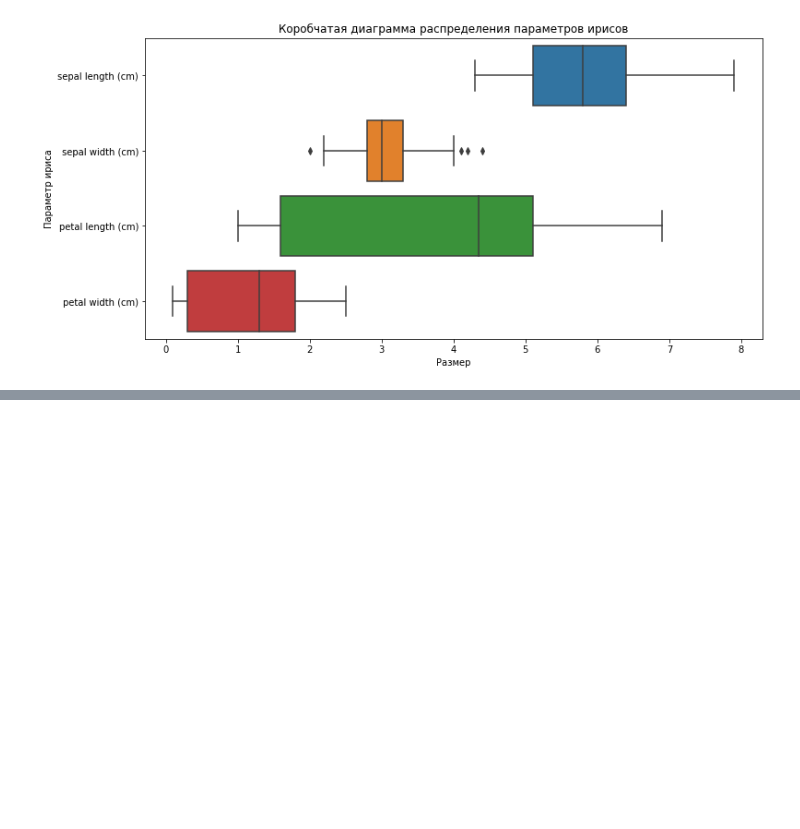
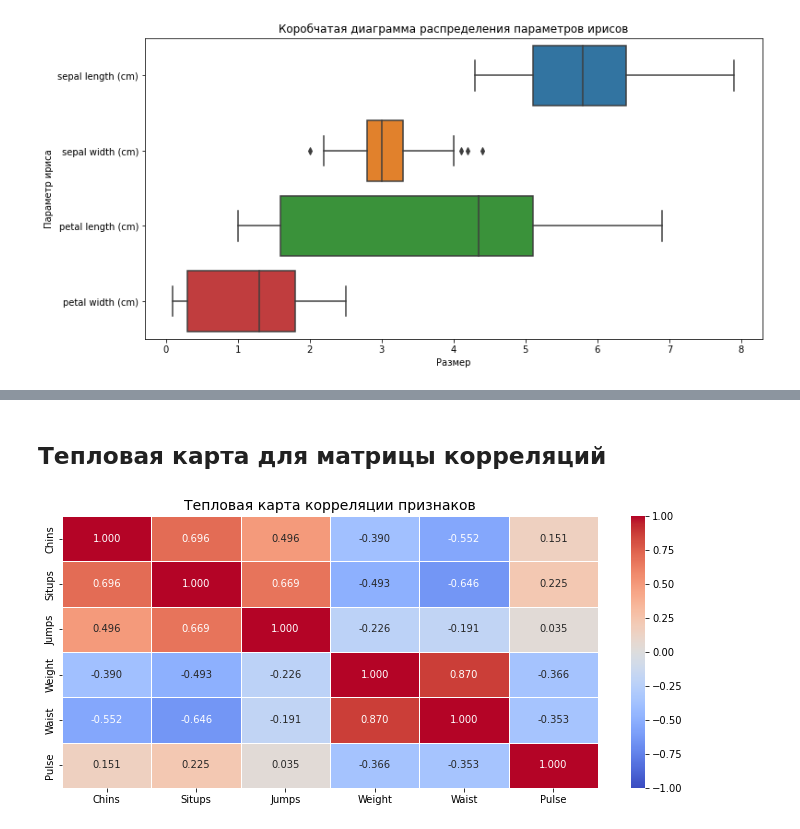
Before and after one commit to experiment0/data_science_helpers, a Jupyter notebook: articles/building_graphs.ipynb, the cells around one changed output, grey strips where cells are left out. Cells and saved outputs as stored; diff of their text form; code cells hidden in the pictures; blank space fills up the shorter version.

```diff
--- a/articles/building_graphs.ipynb
+++ b/articles/building_graphs.ipynb
@@ -122,0 +231,27 @@ Text(0, 0.5, 'Параметр ириса')
+# %% [markdown]
+## Тепловая карта для матрицы корреляций
+# %%
+# фигура и координатная плоскость
+fig, axes = plt.subplots(figsize=(12, 5))
+
+# параметры тепловой карты
+sns.heatmap(
+    # pearson - значение по умолчанию.
+    # также можно задать kendall или spearman
+    # https://pandas.pydata.org/pandas-docs/stable/reference/api/pandas.DataFrame.corr.html
+    linnerud_data.corr(method='pearson'),
+    annot=True,
+    vmin=-1,
+    vmax=1,
+    center=0,
+    linewidths=.9,
+    ax=axes,
+    fmt='.3f',
+    cmap='coolwarm'
+)
+plt.title('Тепловая карта корреляции признаков', fontsize=14)
+
+# Выведем график
+plt.show()
+# %% [output]
+[figure, added]
```
Also changed, not shown: parts of 9 cells of this notebook, 1 other file.
